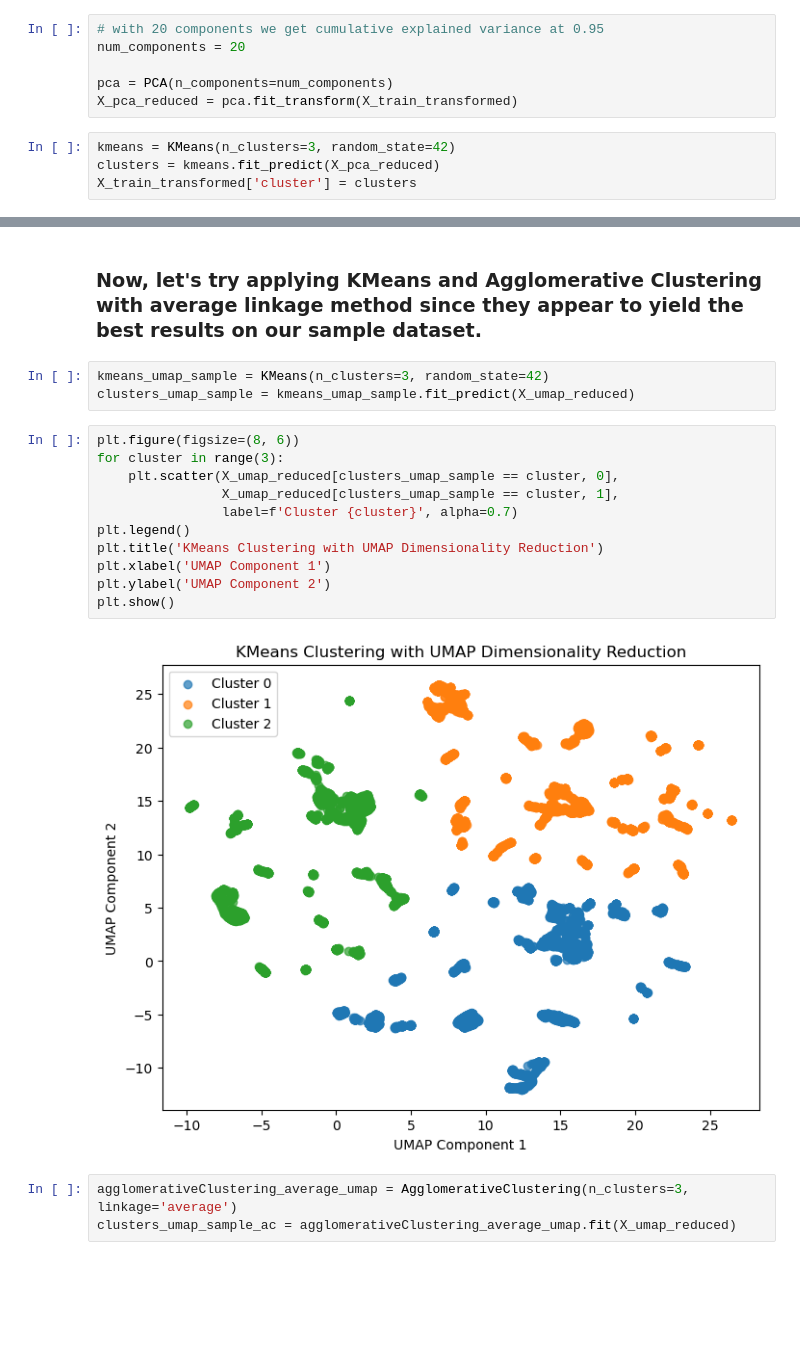
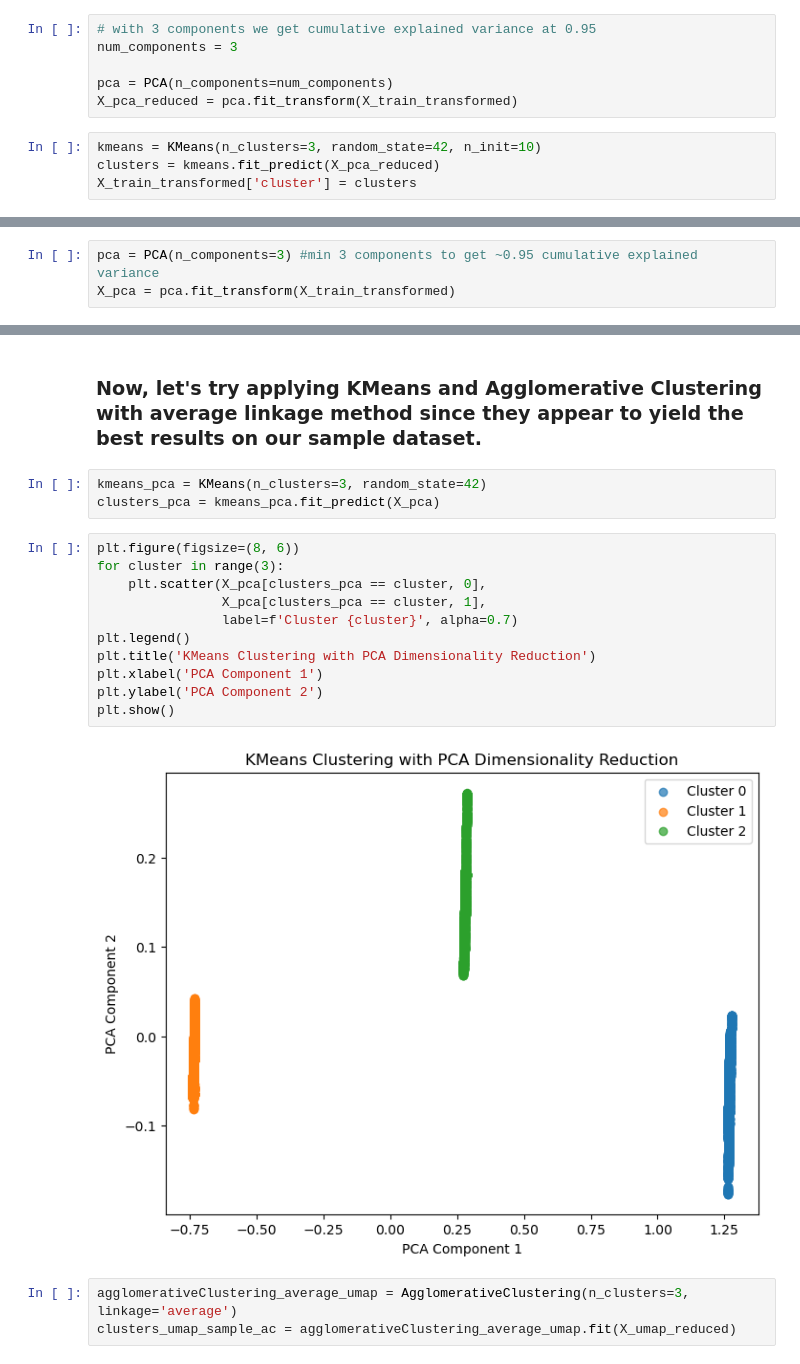
Before and after one commit to sienkozuzanna/ml-activity-detection, a Jupyter notebook: features engineering/feature_engineering_pipelines.ipynb, the cells around one changed output, grey strips where cells are left out. Cells and saved outputs as stored; diff of their text form; blank space fills up the shorter version.

```diff
--- a/features engineering/feature_engineering_pipelines.ipynb
+++ b/features engineering/feature_engineering_pipelines.ipynb
@@ -480,10 +516,10 @@ Text(0, 0.5, 'cumulative explained variance')
 # %%
-# with 20 components we get cumulative explained variance at 0.95
-num_components = 20
+# with 3 components we get cumulative explained variance at 0.95
+num_components = 3
 
 pca = PCA(n_components=num_components)
 X_pca_reduced = pca.fit_transform(X_train_transformed)
 # %%
-kmeans = KMeans(n_clusters=3, random_state=42)
+kmeans = KMeans(n_clusters=3, random_state=42, n_init=10)
 clusters = kmeans.fit_predict(X_pca_reduced)
 X_train_transformed['cluster'] = clusters
@@ -945,3 +1013,6 @@ Ideally, we aim for a Silhouette Score close to 1 and Davies-Bouldin Index close
+# %%
+pca = PCA(n_components=3) #min 3 components to get ~0.95 cumulative explained variance
+X_pca = pca.fit_transform(X_train_transformed)
 # %%
 def min_interclust_dist(X, label):
     clusters = set(label)
@@ -1038,21 +1111,21 @@ df
 # %% [markdown]
 ### Now, let's try applying KMeans and Agglomerative Clustering with average linkage method since they appear to yield the best results on our sample dataset.
 # %%
-kmeans_umap_sample = KMeans(n_clusters=3, random_state=42)
-clusters_umap_sample = kmeans_umap_sample.fit_predict(X_umap_reduced)
+kmeans_pca = KMeans(n_clusters=3, random_state=42)
+clusters_pca = kmeans_pca.fit_predict(X_pca)
 # %%
 plt.figure(figsize=(8, 6))
 for cluster in range(3):
-    plt.scatter(X_umap_reduced[clusters_umap_sample == cluster, 0],
-                X_umap_reduced[clusters_umap_sample == cluster, 1],
+    plt.scatter(X_pca[clusters_pca == cluster, 0],
+                X_pca[clusters_pca == cluster, 1],
                 label=f'Cluster {cluster}', alpha=0.7)
 plt.legend()
-plt.title('KMeans Clustering with UMAP Dimensionality Reduction')
-plt.xlabel('UMAP Component 1')
-plt.ylabel('UMAP Component 2')
+plt.title('KMeans Clustering with PCA Dimensionality Reduction')
+plt.xlabel('PCA Component 1')
+plt.ylabel('PCA Component 2')
 plt.show()
 # %% [output]
-[figure, old version]
+[figure, new version]
 # %%
 agglomerativeClustering_average_umap = AgglomerativeClustering(n_clusters=3, linkage='average')
 clusters_umap_sample_ac = agglomerativeClustering_average_umap.fit(X_umap_reduced)
```
Also changed, not shown: parts of 43 cells of this notebook.
